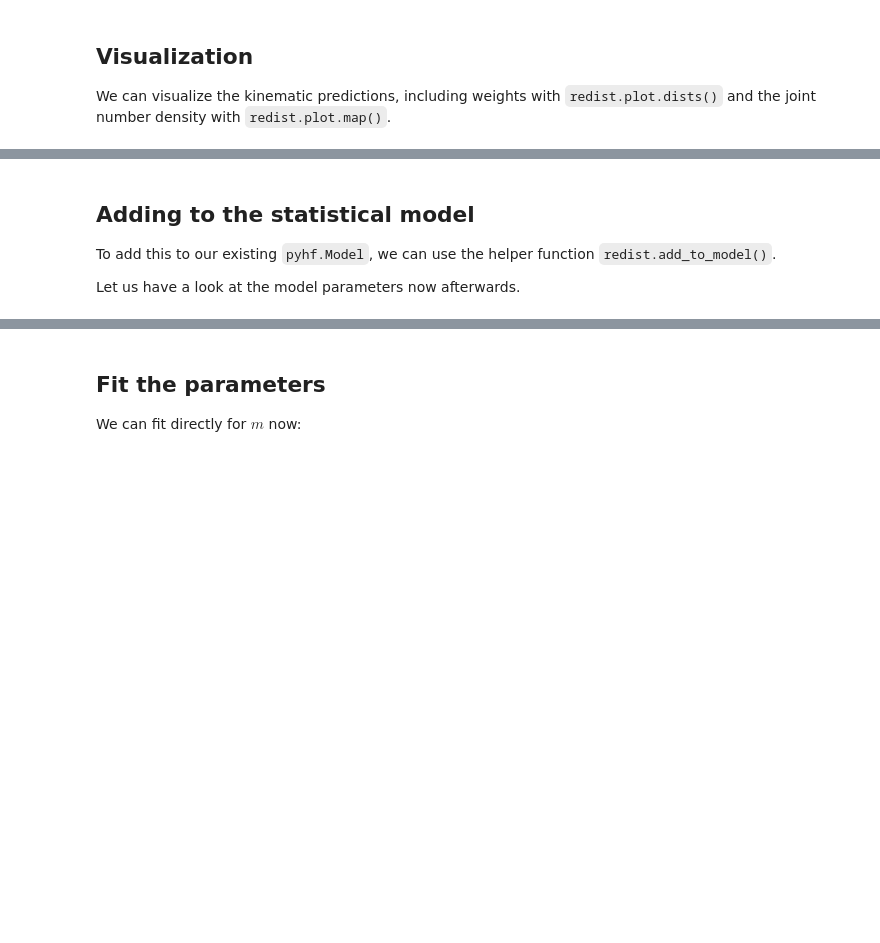
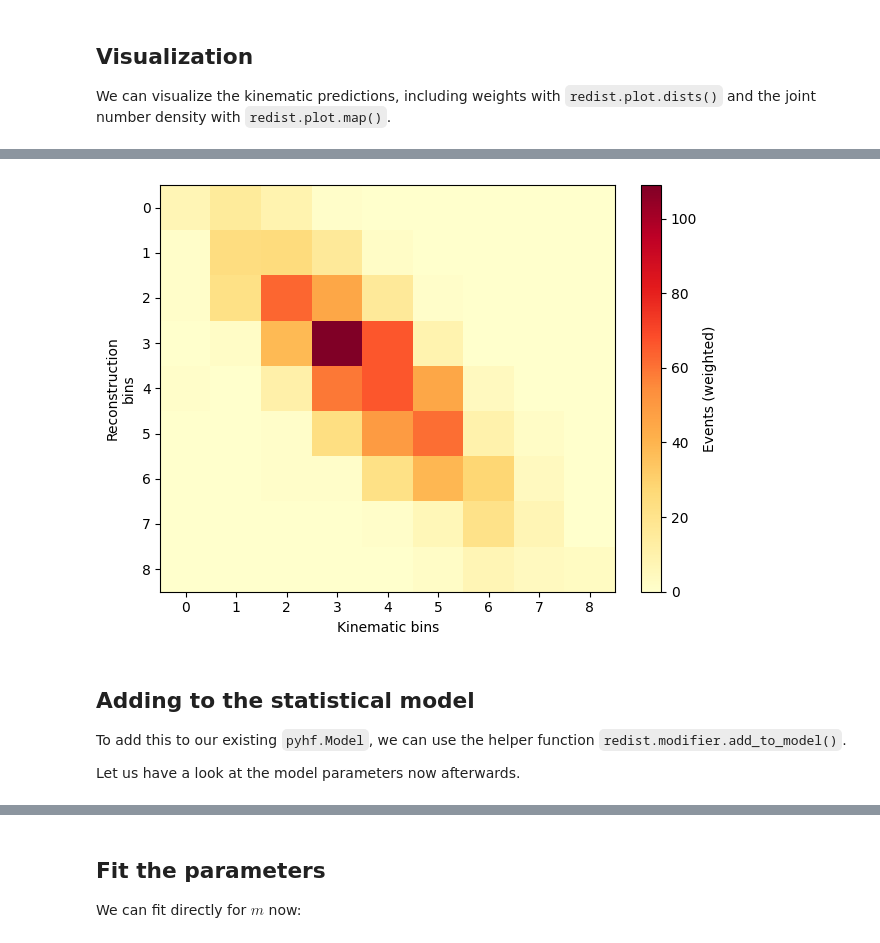
Before and after one commit to lorenzennio/redist.pyhep, a Jupyter notebook: simple_reinterpretation.ipynb, the cells around one changed output, grey strips where cells are left out. Drawn from its saved outputs; the diff is of its cells as text; code cells hidden in the pictures; blank space fills up the shorter version.

```diff
--- a/simple_reinterpretation.ipynb
+++ b/simple_reinterpretation.ipynb
@@ -295,9 +316,11 @@ redist.plot.dists(cmod, m, plot_weights=True)
 # %%
-redist.plot.map(cmod, cmap='YlOrRd', aspect='auto');
+redist.plot.map(kappa, cmap='YlOrRd', aspect='auto');
+# %% [output]
+[figure, added]
 # %% [markdown]
 ## Adding to the statistical model
 
-To add this to our existing `pyhf.Model`, we can use the helper function `redist.add_to_model()`.
+To add this to our existing `pyhf.Model`, we can use the helper function `redist.modifier.add_to_model()`.
 
 Let us have a look at the model parameters now afterwards.
 # %%
```
Also changed, not shown: parts of 15 cells of this notebook, 1 other file.
